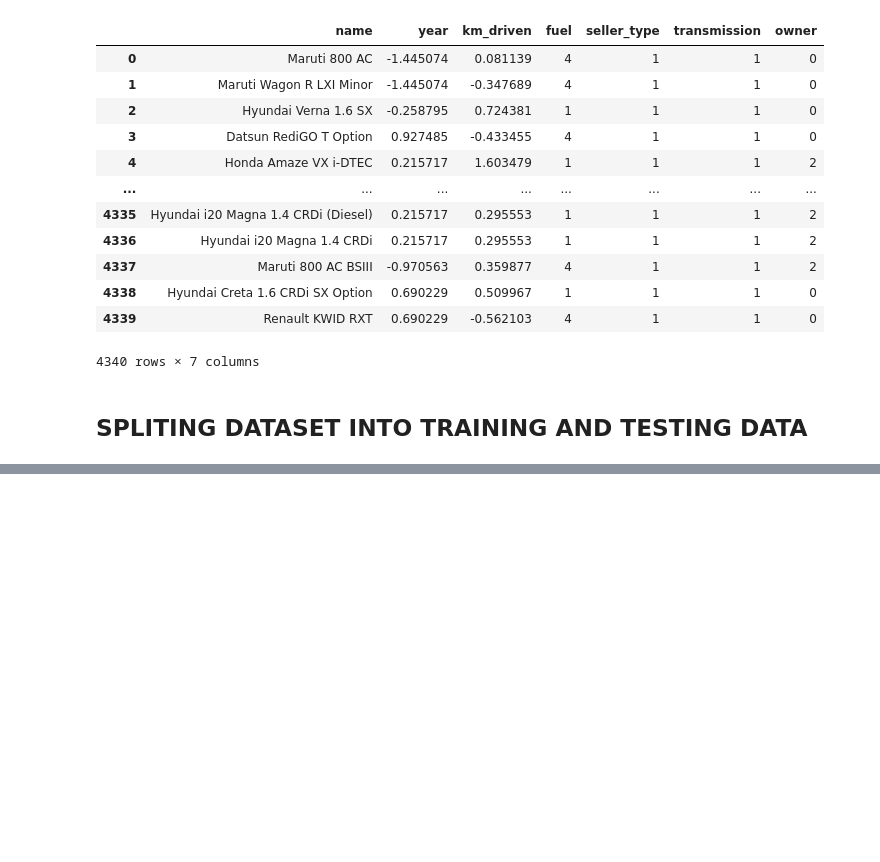
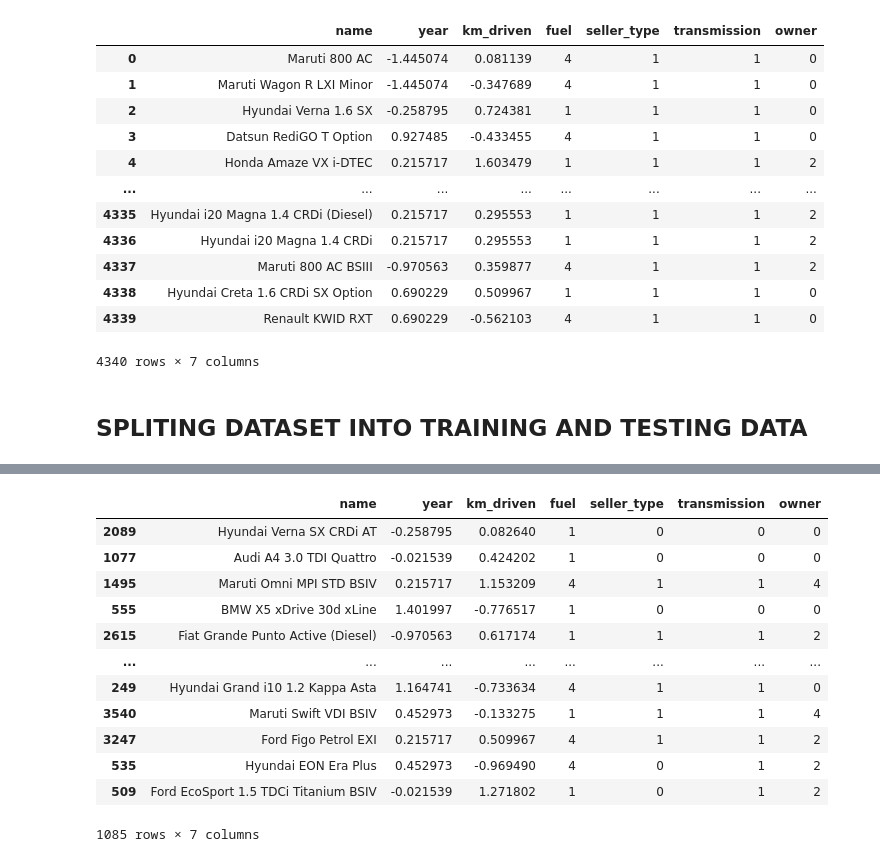
Before and after one commit to sanchalee19/ML-sem-6, a Jupyter notebook: cars.ipynb, the cells around one changed output, grey strips where cells are left out. Saved outputs shown, nothing was run; the diff lists cells and outputs as text; code cells hidden in the pictures; blank space fills up the shorter version.

```diff
--- a/cars.ipynb
+++ b/cars.ipynb
@@ -194,0 +226,16 @@ X_train , X_test, Y_train, Y_test = train_test_split(X,Y, test_size = 0.25, rand
+# %%
+X_test
+# %% [output]
+|  | name | year | km_driven | fuel | seller_type | transmission | owner |
+| 2089 | Hyundai Verna SX CRDi AT | -0.258795 | 0.082640 | 1 | 0 | 0 | 0 |
+| 1077 | Audi A4 3.0 TDI Quattro | -0.021539 | 0.424202 | 1 | 0 | 0 | 0 |
+| 1495 | Maruti Omni MPI STD BSIV | 0.215717 | 1.153209 | 4 | 1 | 1 | 4 |
+| 555 | BMW X5 xDrive 30d xLine | 1.401997 | -0.776517 | 1 | 0 | 0 | 0 |
+| 2615 | Fiat Grande Punto Active (Diesel) | -0.970563 | 0.617174 | 1 | 1 | 1 | 2 |
+| ... | ... | ... | ... | ... | ... | ... | ... |
+| 249 | Hyundai Grand i10 1.2 Kappa Asta | 1.164741 | -0.733634 | 4 | 1 | 1 | 0 |
+| 3540 | Maruti Swift VDI BSIV | 0.452973 | -0.133275 | 1 | 1 | 1 | 4 |
+| 3247 | Ford Figo Petrol EXI | 0.215717 | 0.509967 | 4 | 1 | 1 | 2 |
+| 535 | Hyundai EON Era Plus | 0.452973 | -0.969490 | 4 | 0 | 1 | 2 |
+| 509 | Ford EcoSport 1.5 TDCi Titanium BSIV | -0.021539 | 1.271802 | 1 | 0 | 1 | 2 |
+1085 rows × 7 columns
```
Also changed, not shown: parts of 3 cells of this notebook.
